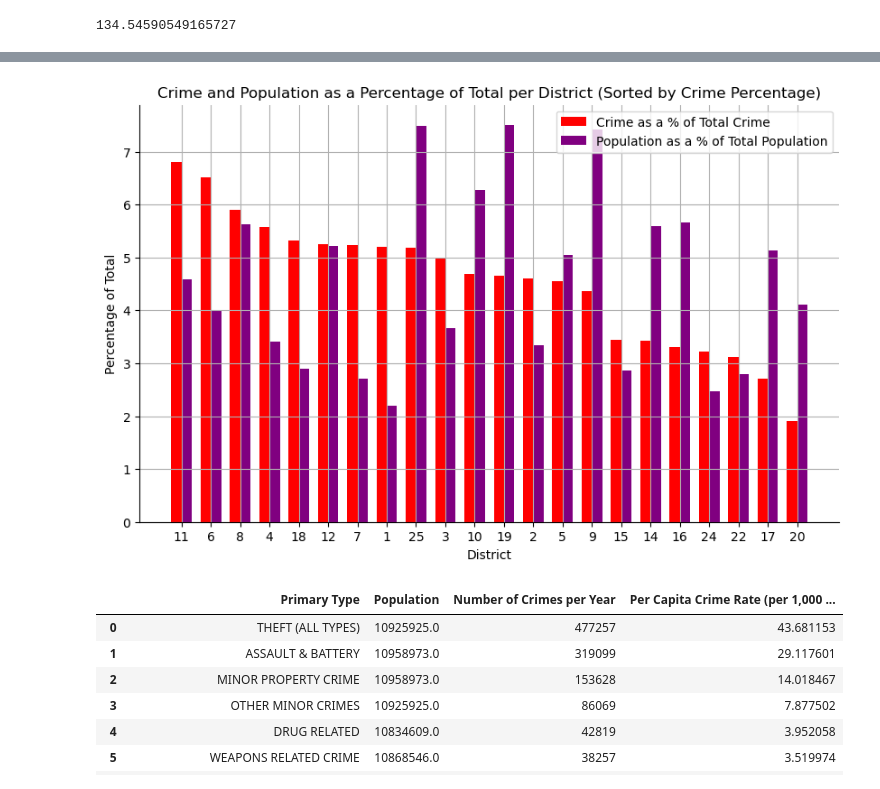
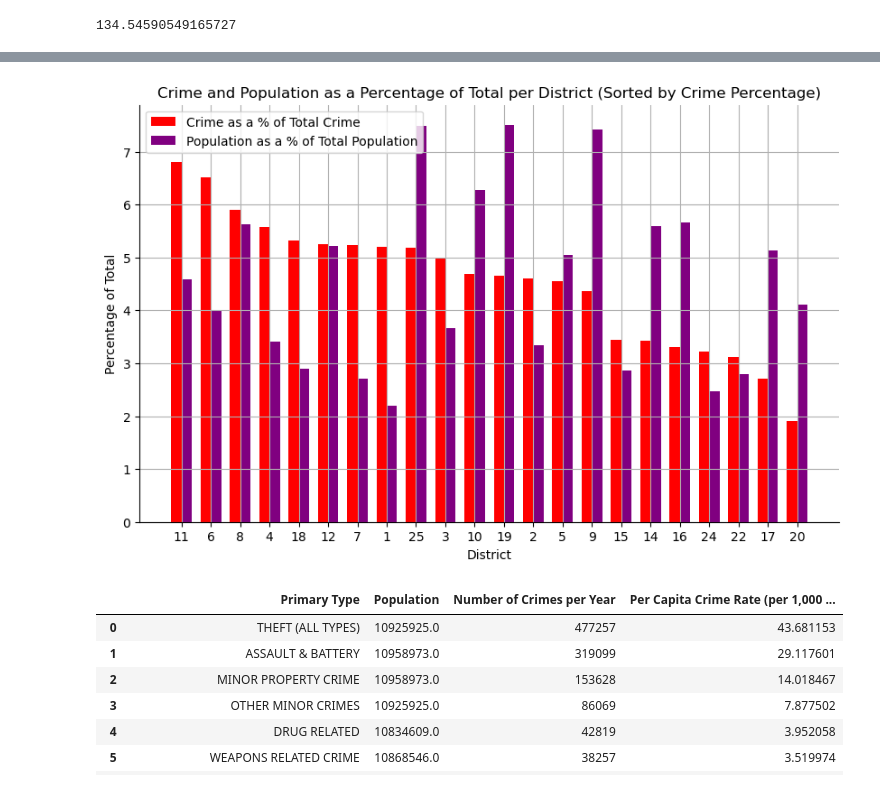
Before and after one commit to jmpealy/project1, a Jupyter notebook: Population_Analysis_Only.ipynb, the cells around one changed output, grey strips where cells are left out. Saved outputs shown, nothing was run; the diff lists cells and outputs as text; code cells hidden in the pictures.

```diff
--- a/Population_Analysis_Only.ipynb
+++ b/Population_Analysis_Only.ipynb
@@ -519,35 +701,35 @@ x = np.arange(len(crime_percentage_sorted))
 # Plot the bars for crime percentage
 plt.figure(figsize=(10, 6))
 plt.bar(x, crime_percentage_sorted, width = bar_width, label = "Crime Percentage as a Percent of Total Crime", color = "red")
 
 # Plot the bars for population percentage
 plt.bar(x + bar_width, population_percentage_sorted, width = bar_width, label = "Population Percentage as a Percent of Total Population", color = "purple")
 
 # Set the labels and title
 plt.xlabel("District")
 plt.ylabel("Percentage of Total")
 plt.title("Crime and Population as a Percentage of Total per District (Sorted by Crime Percentage)")
 
 # Set the x-axis tick positions and labels
 plt.xticks(x + bar_width / 2, crime_percentage_sorted.index)
 
 # Remove the top and right borders
 plt.gca().spines["top"].set_visible(False)
 plt.gca().spines["right"].set_visible(False)
 
 # Add a grid
 plt.grid(True)
 
 # Add a legend
-plt.legend(["Crime as a % of Total Crime", "Population as a % of Total Population"])
+plt.legend(["Crime as a % of Total Crime", "Population as a % of Total Population"], loc = "upper left")
 
 ## Save the figure
 plt.savefig("Images/PopulationandCrimeasaPercentofTotalFinal.png")
 
 # Display the plot
 plt.show()
 # %% [output]
-[figure, old version]
+[figure, new version]
 # %%
 # Look at per capita crime rate per primary type over the five year timespan per 1,000 residents
 # Remove "NON-CRIMINAL (SUBJECT SPECIFIED)" primary type as it contains an extremely small number of data points that we don't want to use
```
Also changed, not shown: parts of 19 cells of this notebook.
